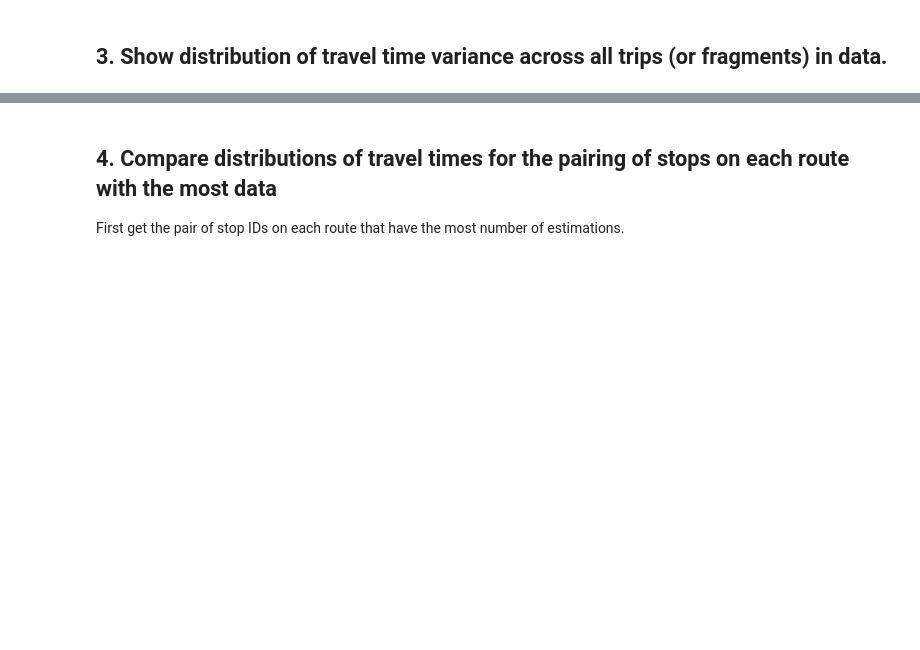
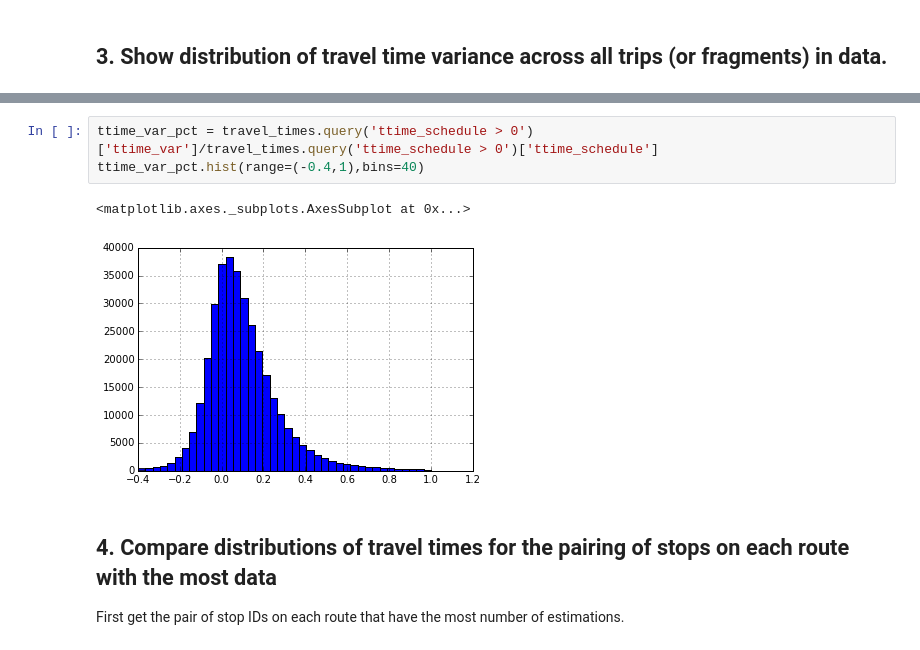
Before and after one commit to sarangof/Bus-Capstone, a Jupyter notebook: demonstration/travel_time_distributions.ipynb, the cells around one changed output, grey strips where cells are left out. Drawn from its saved outputs; the diff is of its cells as text; blank space fills up the shorter version.

```diff
--- a/demonstration/travel_time_distributions.ipynb
+++ b/demonstration/travel_time_distributions.ipynb
@@ -80,3 +96,9 @@ travel_times['ttime_var'].hist(range=(-500,1500),bins=40)
+# %%
+ttime_var_pct = travel_times.query('ttime_schedule > 0')['ttime_var']/travel_times.query('ttime_schedule > 0')['ttime_schedule']
+ttime_var_pct.hist(range=(-0.4,1),bins=40)
+# %% [output]
+<matplotlib.axes._subplots.AxesSubplot at 0x...>
+[figure, added]
 # %% [markdown]
 ## 4. Compare distributions of travel times for the pairing of stops on each route with the most data
 First get the pair of stop IDs on each route that have the most number of estimations.
```
Also changed, not shown: parts of 19 cells of this notebook.
